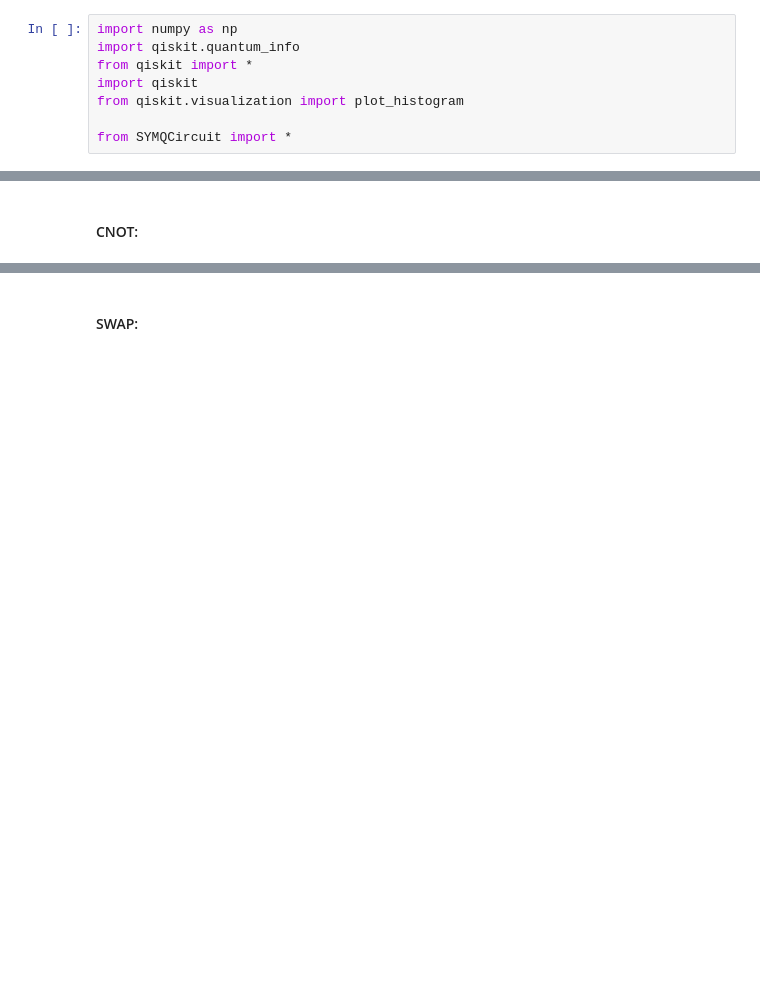
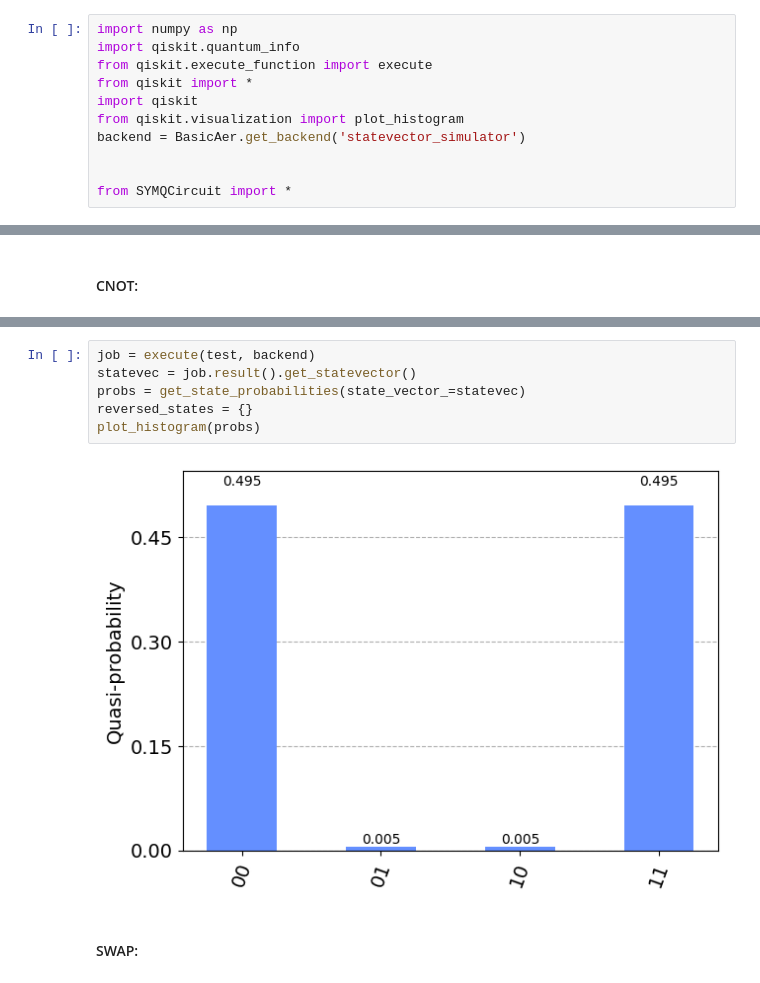
Before and after one commit to seba2390/SYMQcircuit, a Jupyter notebook: testing.ipynb, the cells around one changed output, grey strips where cells are left out. Saved outputs shown, nothing was run; the diff lists cells and outputs as text; blank space fills up the shorter version.

```diff
--- a/testing.ipynb
+++ b/testing.ipynb
@@ -1,9 +1,12 @@
 # %%
 import numpy as np
 import qiskit.quantum_info
+from qiskit.execute_function import execute
 from qiskit import *
 import qiskit
 from qiskit.visualization import plot_histogram
+backend = BasicAer.get_backend('statevector_simulator')
+
 
 from SYMQCircuit import *
 # %% [markdown]
@@ -211,2 +152,10 @@ plot_histogram(reversed_states)
+# %%
+job = execute(test, backend)
+statevec = job.result().get_statevector()
+probs = get_state_probabilities(state_vector_=statevec)
+reversed_states = {}
+plot_histogram(probs)
+# %% [output]
+[figure, added]
 # %% [markdown]
 #### SWAP:
```
Also changed, not shown: parts of 24 cells of this notebook, 3 other files.
